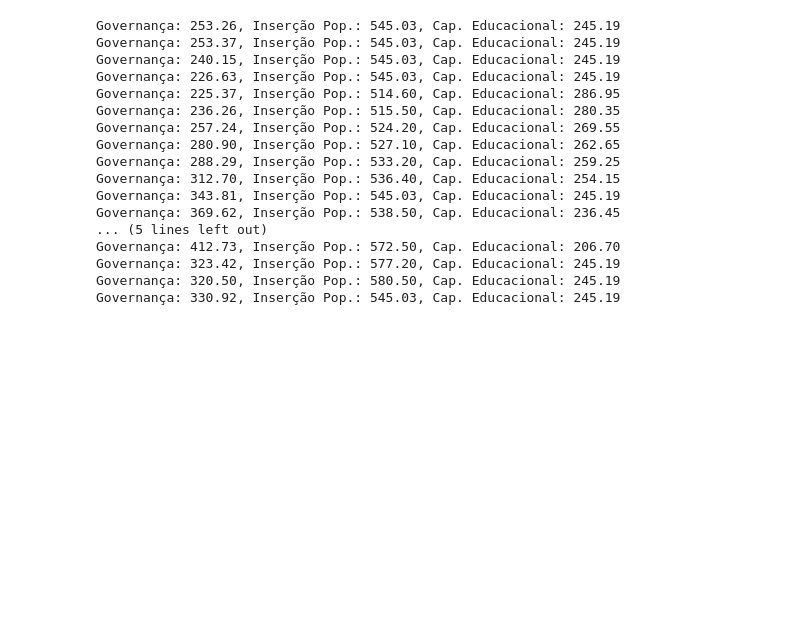
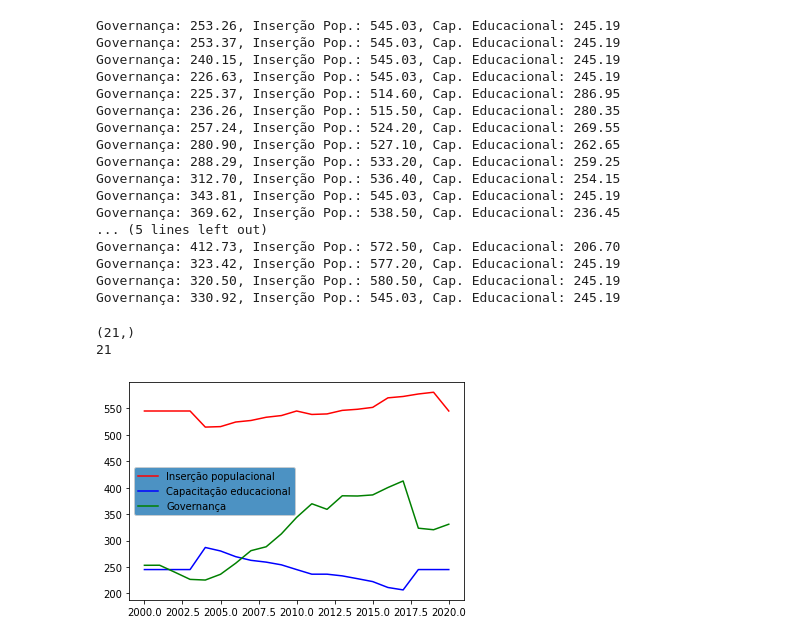
Before and after one commit to remmessias/mc886-final-project, a Jupyter notebook: Final_Project.ipynb, the cells around one changed output. Drawn from its saved outputs; the diff is of its cells as text; code cells hidden in the pictures; blank space fills up the shorter version.

Commit message:
Plot dos scores

```diff
--- a/Final_Project.ipynb
+++ b/Final_Project.ipynb
@@ -144,11 +144,21 @@ def score(line):
 #             print(f'{column}: w_val: {w_val:.2f}, score: {score:.2f}')
     return score
 # %%
+score_governanca = []
+score_insercao_pop = []
+score_cap_educacional = []
+
 for i in range(len(df)):
     line = df.iloc[i]
+
     insercao_pop = line[5:14]
     cap_educacional = line[14:35]
     governanca = line[35:]
+
+    score_governanca.append(score(governanca))
+    score_insercao_pop.append(score(insercao_pop))
+    score_cap_educacional.append(score(cap_educacional))
+
     print(f'Governança: {score(governanca):.2f}, Inserção Pop.: {score(insercao_pop):.2f}, \
 Cap. Educacional: {score(cap_educacional):.2f}')
 # %% [output]
@@ -169,3 +179,22 @@ Governança: 412.73, Inserção Pop.: 572.50, Cap. Educacional: 206.70
 Governança: 323.42, Inserção Pop.: 577.20, Cap. Educacional: 245.19
 Governança: 320.50, Inserção Pop.: 580.50, Cap. Educacional: 245.19
 Governança: 330.92, Inserção Pop.: 545.03, Cap. Educacional: 245.19
+# %%
+import matplotlib.pyplot as plt
+t = np.arange(2000, 2021, 1)
+print(t.shape)
+print(len(score_insercao_pop))
+
+fig, ax = plt.subplots()
+
+ax.plot(t, score_insercao_pop, 'r', label='Inserção populacional')
+ax.plot(t, score_cap_educacional, 'b', label='Capacitação educacional')
+ax.plot(t, score_governanca, 'g', label='Governança')
+
+legend = ax.legend(loc='best', shadow=False)
+
+plt.show()
+# %% [output]
+(21,)
+21
+[figure, added]
```
